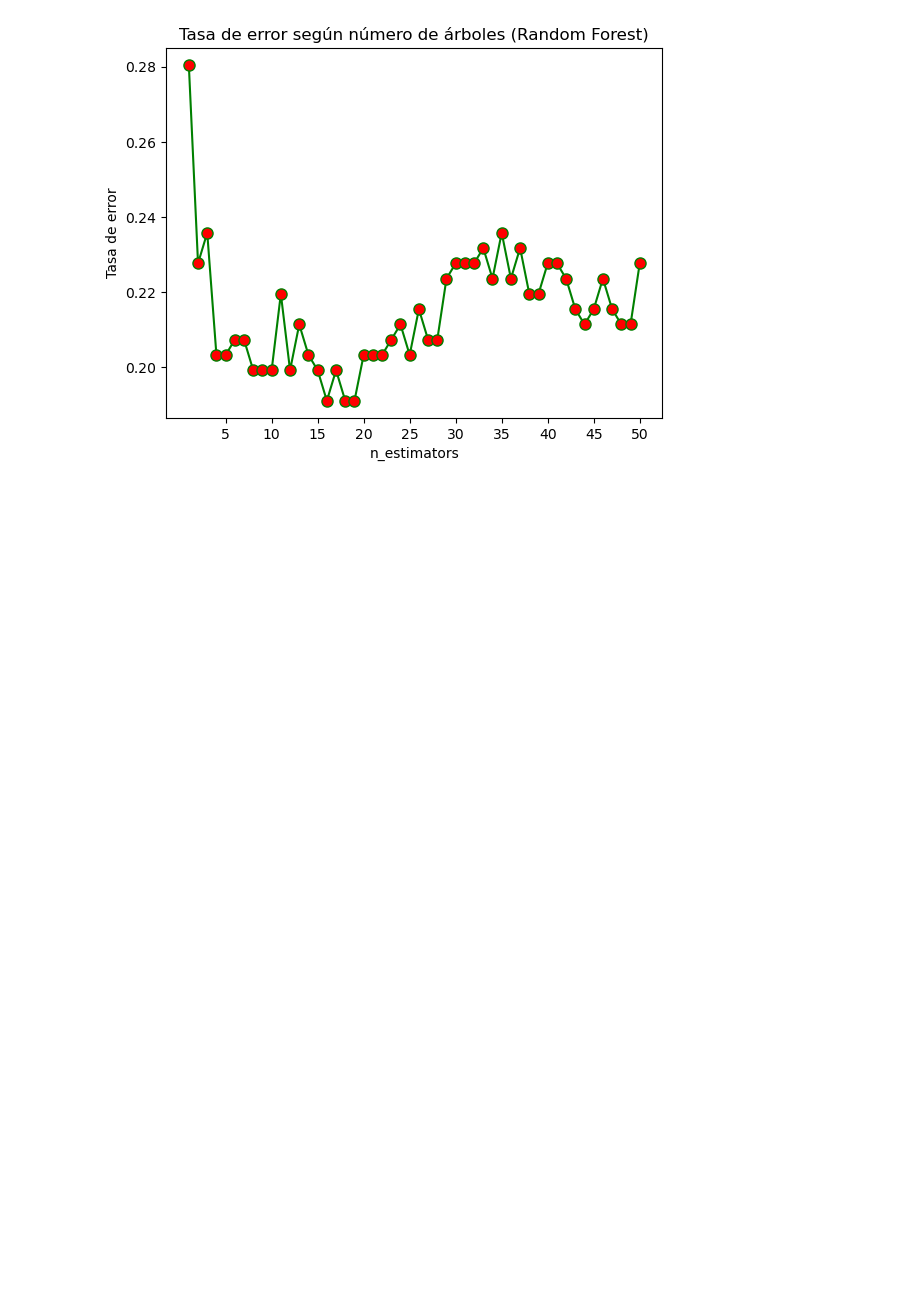
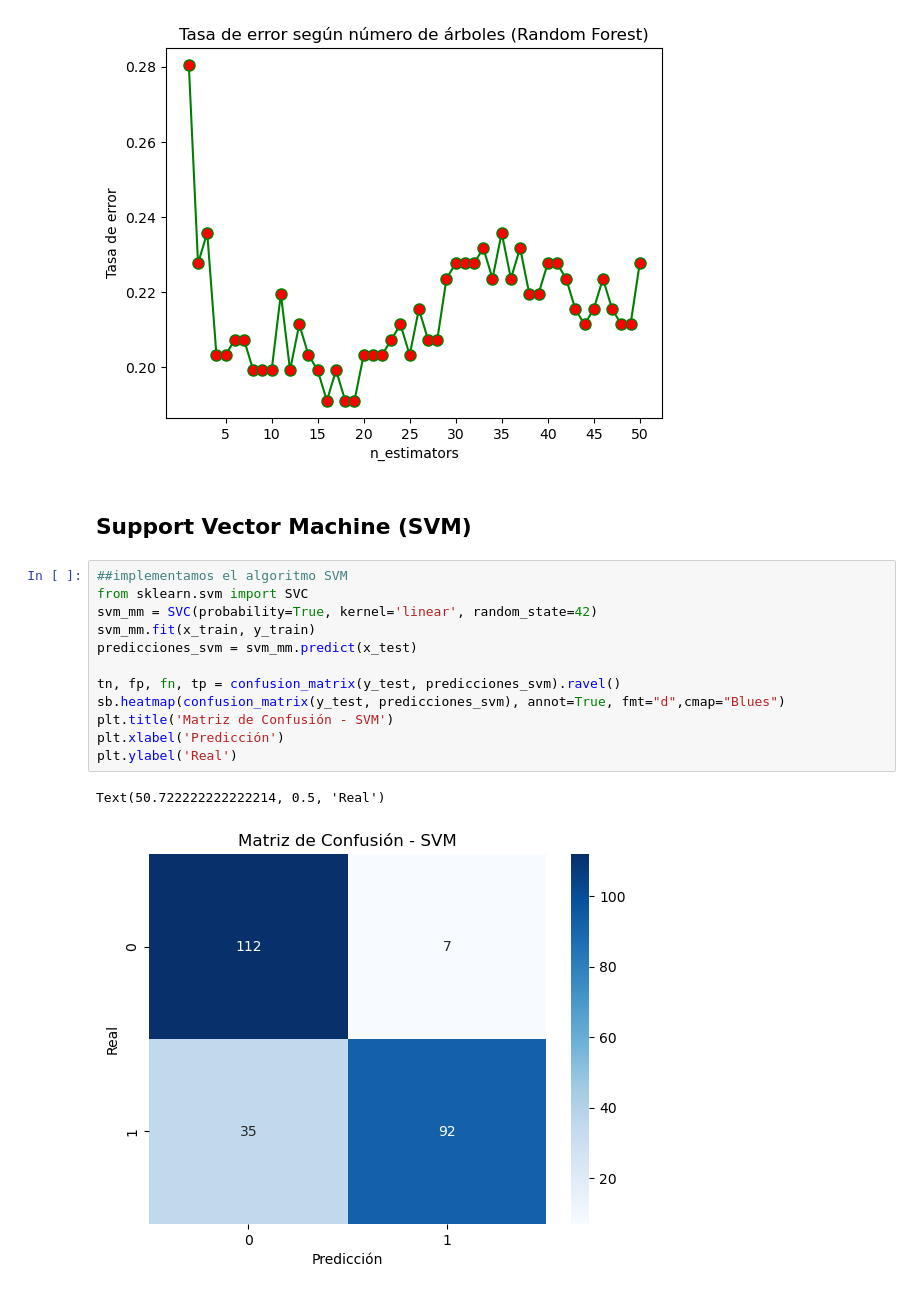
Before and after one commit to Abel-Leon/API_ALGORITMOS_GR8, a Jupyter notebook: mammographic/Algoritmos.ipynb, the cells around one changed output. Drawn from its saved outputs; the diff is of its cells as text; blank space fills up the shorter version.

Commit message:
Implementando el algoritmo SVM

```diff
--- a/mammographic/Algoritmos.ipynb
+++ b/mammographic/Algoritmos.ipynb
@@ -143,3 +143,20 @@ plt.ylabel('Tasa de error')
 # %% [output]
 Text(0, 0.5, 'Tasa de error')
 [figure]
+# %% [markdown]
+## Support Vector Machine (SVM)
+# %%
+##implementamos el algoritmo SVM
+from sklearn.svm import SVC
+svm_mm = SVC(probability=True, kernel='linear', random_state=42)
+svm_mm.fit(x_train, y_train)
+predicciones_svm = svm_mm.predict(x_test)
+
+tn, fp, fn, tp = confusion_matrix(y_test, predicciones_svm).ravel()
+sb.heatmap(confusion_matrix(y_test, predicciones_svm), annot=True, fmt="d",cmap="Blues")
+plt.title('Matriz de Confusión - SVM')
+plt.xlabel('Predicción')
+plt.ylabel('Real')
+# %% [output]
+Text(50.722222222222214, 0.5, 'Real')
+[figure, added]
```
Also changed, not shown: parts of 3 cells of this notebook.
